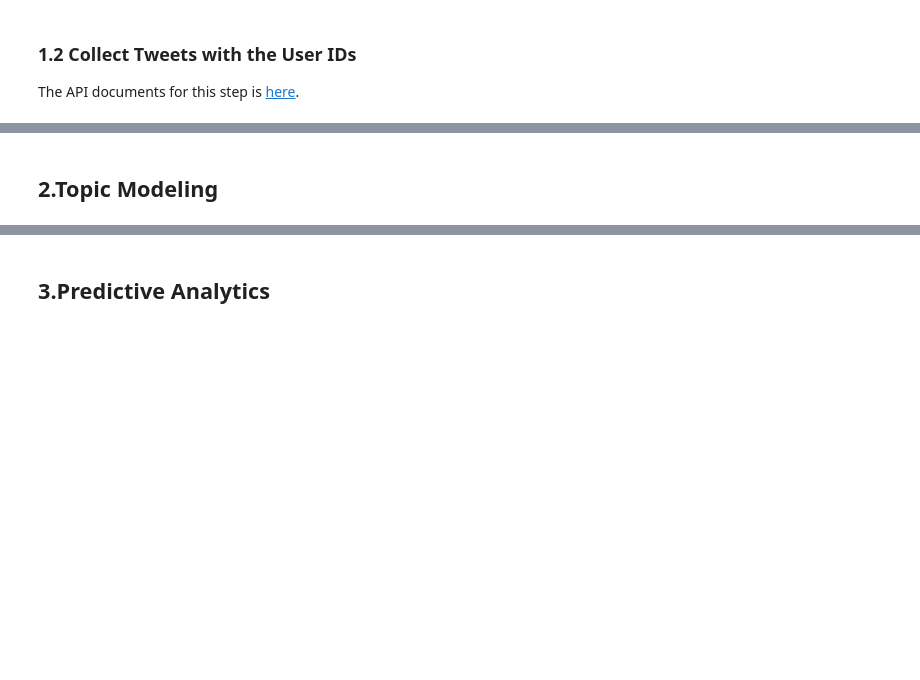
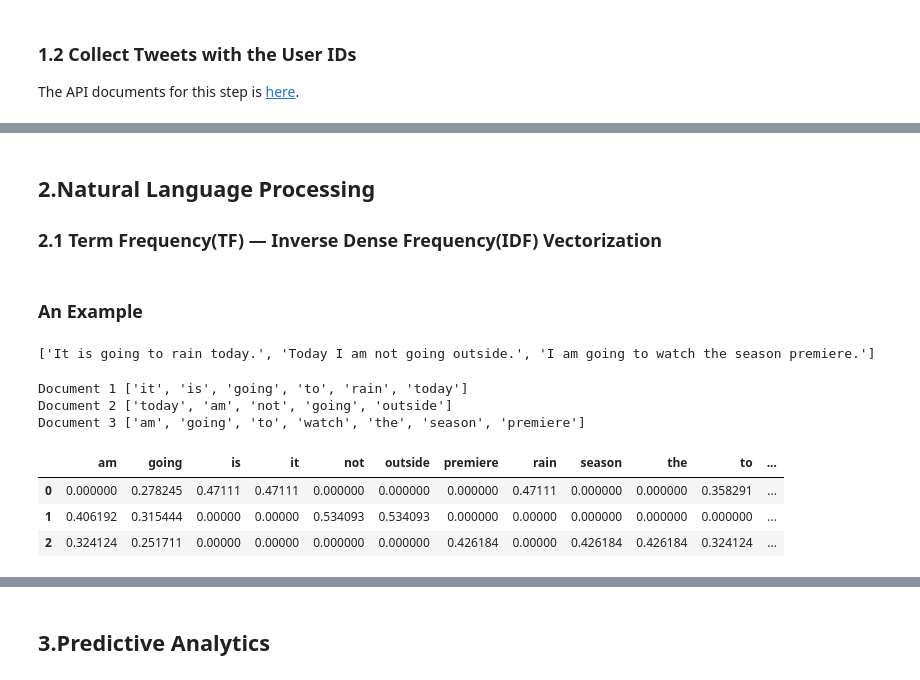
Before and after one commit to tantantan12/itom6219, a Jupyter notebook: Week 3/Week 3 - Getting Data from Twitter.ipynb, the cells around one changed output, grey strips where cells are left out. Drawn from its saved outputs; the diff is of its cells as text; code cells hidden in the pictures; blank space fills up the shorter version.

```diff
--- a/Week 3/Week 3 - Getting Data from Twitter.ipynb
+++ b/Week 3/Week 3 - Getting Data from Twitter.ipynb
@@ -188,2 +111,0 @@ if __name__ == "__main__":
-# %% [markdown]
-## 2.Topic Modeling
@@ -189,0 +125,36 @@ if __name__ == "__main__":
+# %% [markdown]
+## 2.Natural Language Processing
+
+### 2.1 Term Frequency(TF) — Inverse Dense Frequency(IDF) Vectorization
+# %% [markdown]
+### An Example
+# %%
+Document1= "It is going to rain today."
+Document2= "Today I am not going outside."
+Document3= "I am going to watch the season premiere."
+Doc = [Document1 ,
+ Document2 ,
+ Document3]
+print(Doc)
+# %% [output]
+['It is going to rain today.', 'Today I am not going outside.', 'I am going to watch the season premiere.']
+# %%
+from sklearn.feature_extraction.text import TfidfVectorizer
+vectorizer = TfidfVectorizer() #TfidfVectorizer(max_df=0.95, min_df=2, stop_words='english')
+analyze = vectorizer.build_analyzer()
+print("Document 1",analyze(Document1))
+print("Document 2",analyze(Document2))
+print("Document 3",analyze(Document3))
+
+X = vectorizer.fit_transform(Doc)
+
+df = pd.DataFrame(X.toarray(), columns=vectorizer.get_feature_names())
+df
+# %% [output]
+Document 1 ['it', 'is', 'going', 'to', 'rain', 'today']
+Document 2 ['today', 'am', 'not', 'going', 'outside']
+Document 3 ['am', 'going', 'to', 'watch', 'the', 'season', 'premiere']
+|  | am | going | is | it | not | outside | premiere | rain | season | the | to | ... |
+| 0 | 0.000000 | 0.278245 | 0.47111 | 0.47111 | 0.000000 | 0.000000 | 0.000000 | 0.47111 | 0.000000 | 0.000000 | 0.358291 | ... |
+| 1 | 0.406192 | 0.315444 | 0.00000 | 0.00000 | 0.534093 | 0.534093 | 0.000000 | 0.00000 | 0.000000 | 0.000000 | 0.000000 | ... |
+| 2 | 0.324124 | 0.251711 | 0.00000 | 0.00000 | 0.000000 | 0.000000 | 0.426184 | 0.00000 | 0.426184 | 0.426184 | 0.324124 | ... |
```
Also changed, not shown: parts of 13 cells of this notebook, 4 other files.
